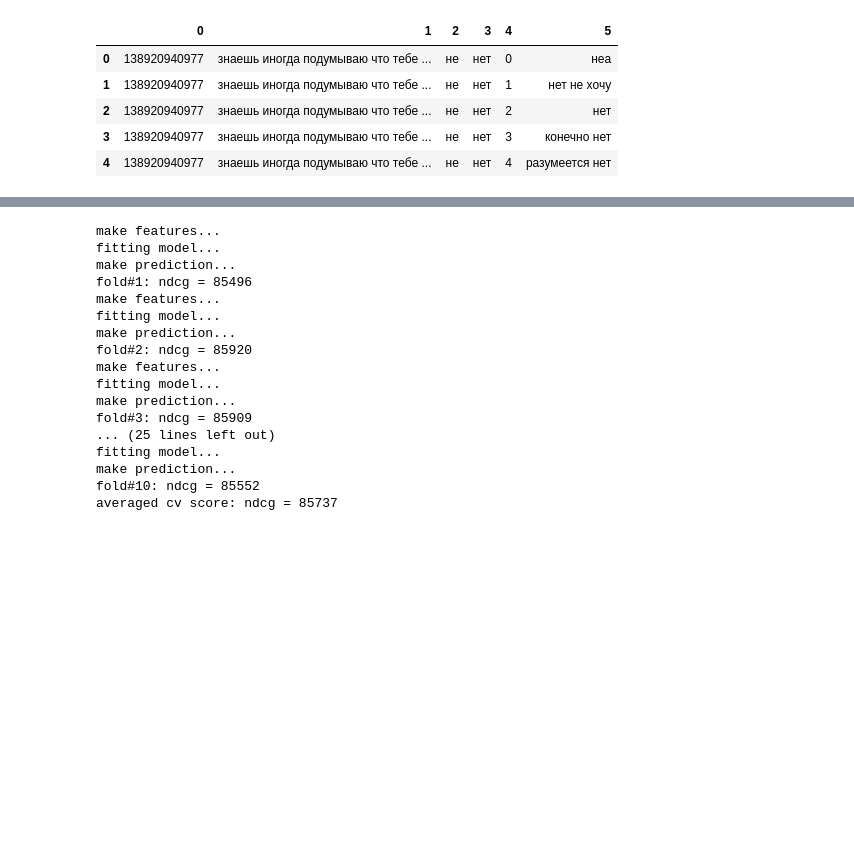
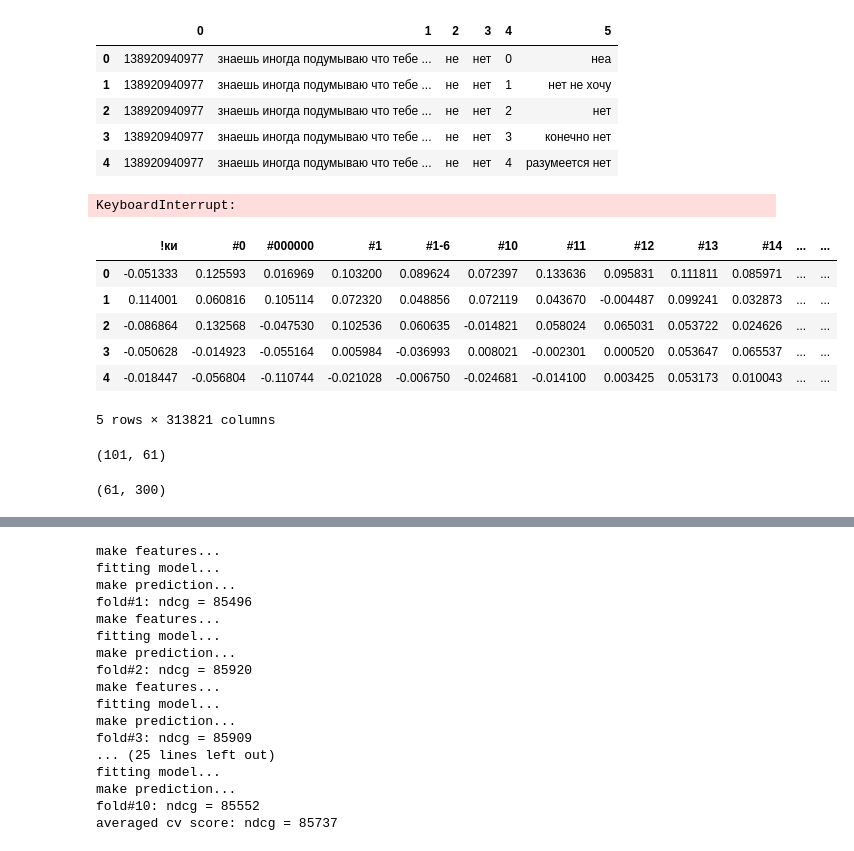
Before and after one commit to gasparian/Yandex_ML_track_2018, a Jupyter notebook: gas_sub.ipynb, the cells around one changed output, grey strips where cells are left out. Cells and saved outputs as stored; diff of their text form; code cells hidden in the pictures; blank space fills up the shorter version.

```diff
--- a/gas_sub.ipynb
+++ b/gas_sub.ipynb
@@ -165,0 +181,14 @@ def weighter(transformed, tfidf, new_skipgram_ru):
+# %%
+new_skipgram_ru = pd.DataFrame.from_dict(new_skipgram_ru, orient='index')
+# %% [output]
+KeyboardInterrupt:
+# %%
+embeddings.head()
+# %% [output]
+|  | !ки | #0 | #000000 | #1 | #1-6 | #10 | #11 | #12 | #13 | #14 | ... | ... |
+| 0 | -0.051333 | 0.125593 | 0.016969 | 0.103200 | 0.089624 | 0.072397 | 0.133636 | 0.095831 | 0.111811 | 0.085971 | ... | ... |
+| 1 | 0.114001 | 0.060816 | 0.105114 | 0.072320 | 0.048856 | 0.072119 | 0.043670 | -0.004487 | 0.099241 | 0.032873 | ... | ... |
+| 2 | -0.086864 | 0.132568 | -0.047530 | 0.102536 | 0.060635 | -0.014821 | 0.058024 | 0.065031 | 0.053722 | 0.024626 | ... | ... |
+| 3 | -0.050628 | -0.014923 | -0.055164 | 0.005984 | -0.036993 | 0.008021 | -0.002301 | 0.000520 | 0.053647 | 0.065537 | ... | ... |
+| 4 | -0.018447 | -0.056804 | -0.110744 | -0.021028 | -0.006750 | -0.024681 | -0.014100 | 0.003425 | 0.053173 | 0.010043 | ... | ... |
+5 rows × 313821 columns
@@ -165,0 +197,8 @@ def weighter(transformed, tfidf, new_skipgram_ru):
+# %%
+tfidf_data.shape
+# %% [output]
+(101, 61)
+# %%
+w2v.shape
+# %% [output]
+(61, 300)
```
Also changed, not shown: parts of 33 cells of this notebook, 14 other files.
